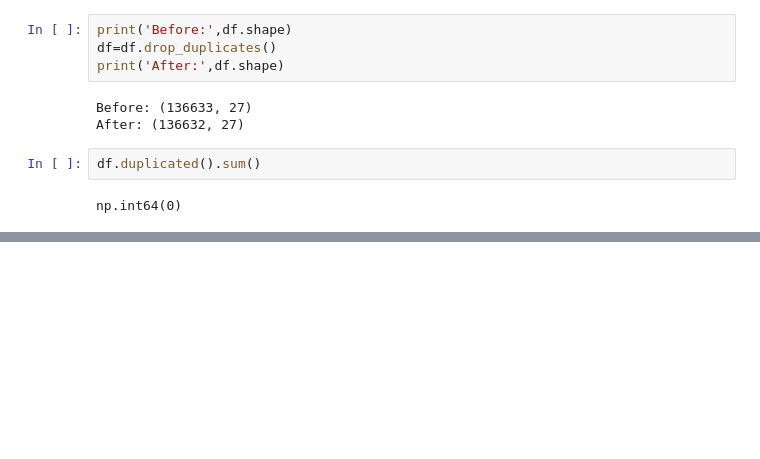
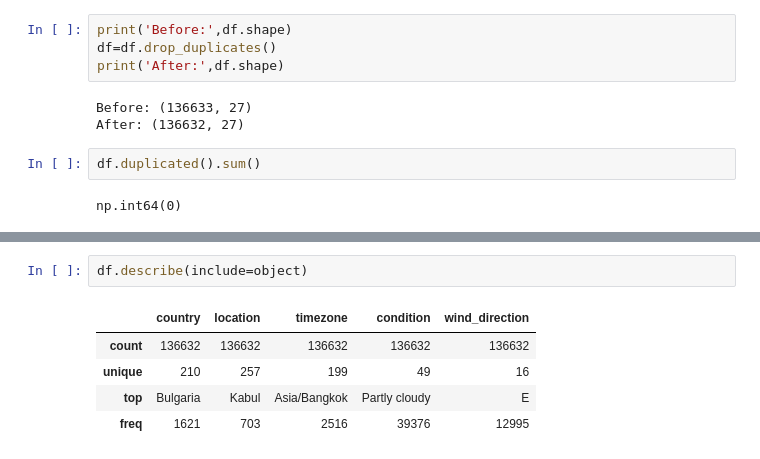
Before and after one commit to fathimafina/Weather-Data-Analysis, a Jupyter notebook: project.ipynb, the cells around one changed output, grey strips where cells are left out. Drawn from its saved outputs; the diff is of its cells as text; blank space fills up the shorter version.

```diff
--- a/project.ipynb
+++ b/project.ipynb
@@ -590,0 +914,8 @@ np.int64(0)
+# %%
+df.describe(include=object)
+# %% [output]
+|  | country | location | timezone | condition | wind_direction |
+| count | 136632 | 136632 | 136632 | 136632 | 136632 |
+| unique | 210 | 257 | 199 | 49 | 16 |
+| top | Bulgaria | Kabul | Asia/Bangkok | Partly cloudy | E |
+| freq | 1621 | 703 | 2516 | 39376 | 12995 |
```
Also changed, not shown: parts of 31 cells of this notebook, 2 other files.
